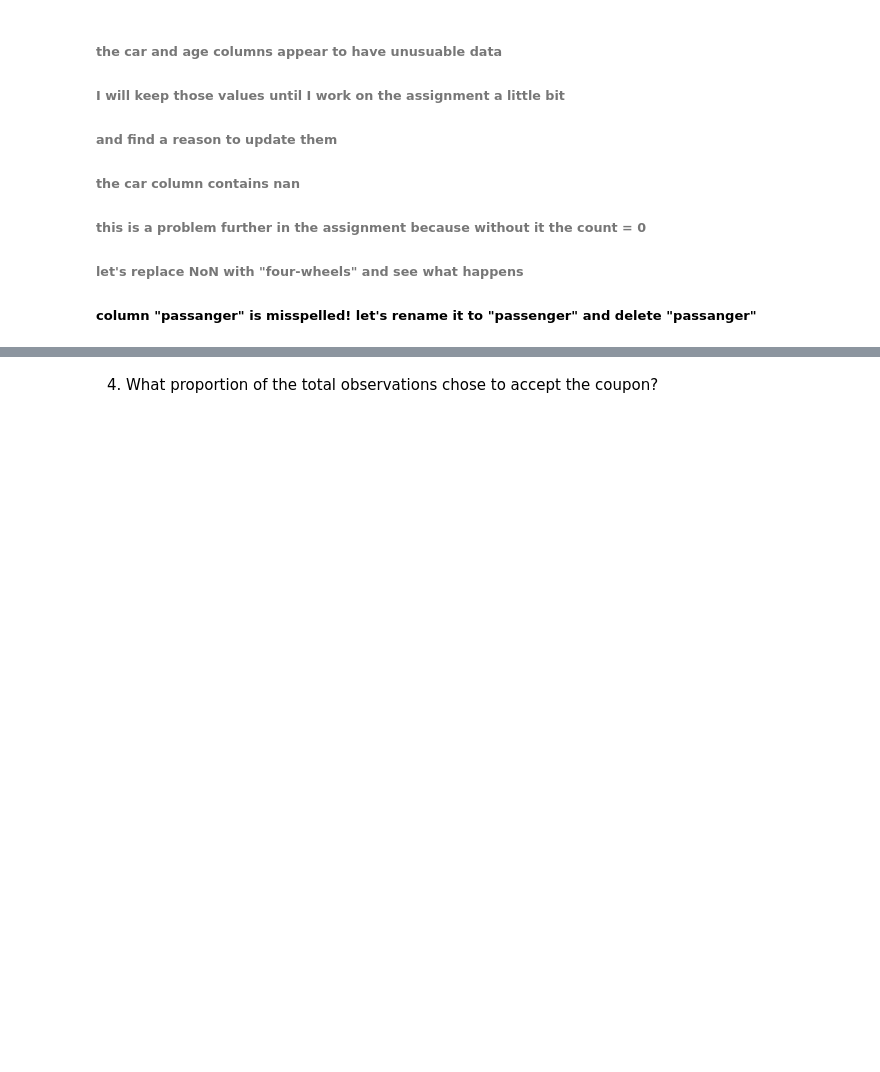
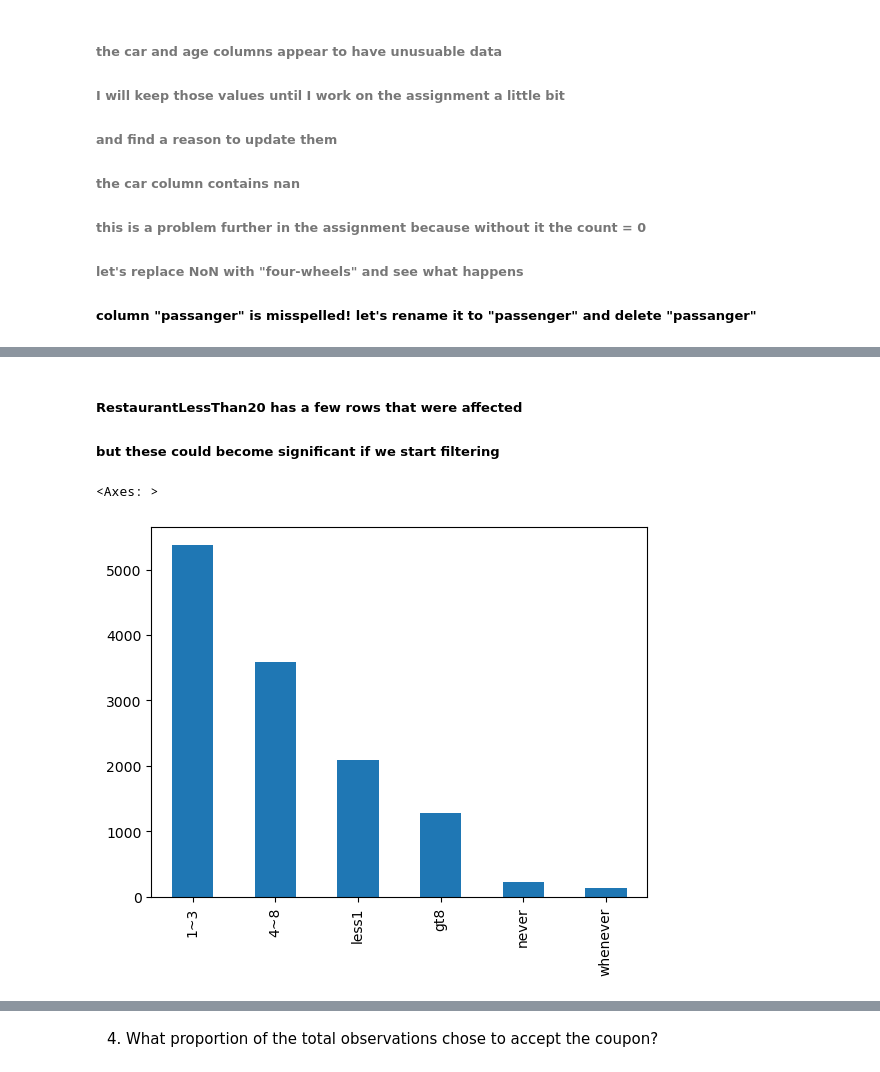
Before and after one commit to jiml-ng2plus/Practical-Application-Assignment_5_1, a Jupyter notebook: prompt.ipynb, the cells around one changed output, grey strips where cells are left out. Cells and saved outputs as stored; diff of their text form; code cells hidden in the pictures; blank space fills up the shorter version.

```diff
--- a/prompt.ipynb
+++ b/prompt.ipynb
@@ -132,0 +156,8 @@ data["car"] = data["car"].fillna("four-wheels")
+# %% [markdown]
+##### RestaurantLessThan20 has a few rows that were affected
+##### but these could become significant if we start filtering
+# %%
+data["RestaurantLessThan20"].value_counts().plot(kind='bar')
+# %% [output]
+<Axes: >
+[figure, added]
```
Also changed, not shown: parts of 33 cells of this notebook.
